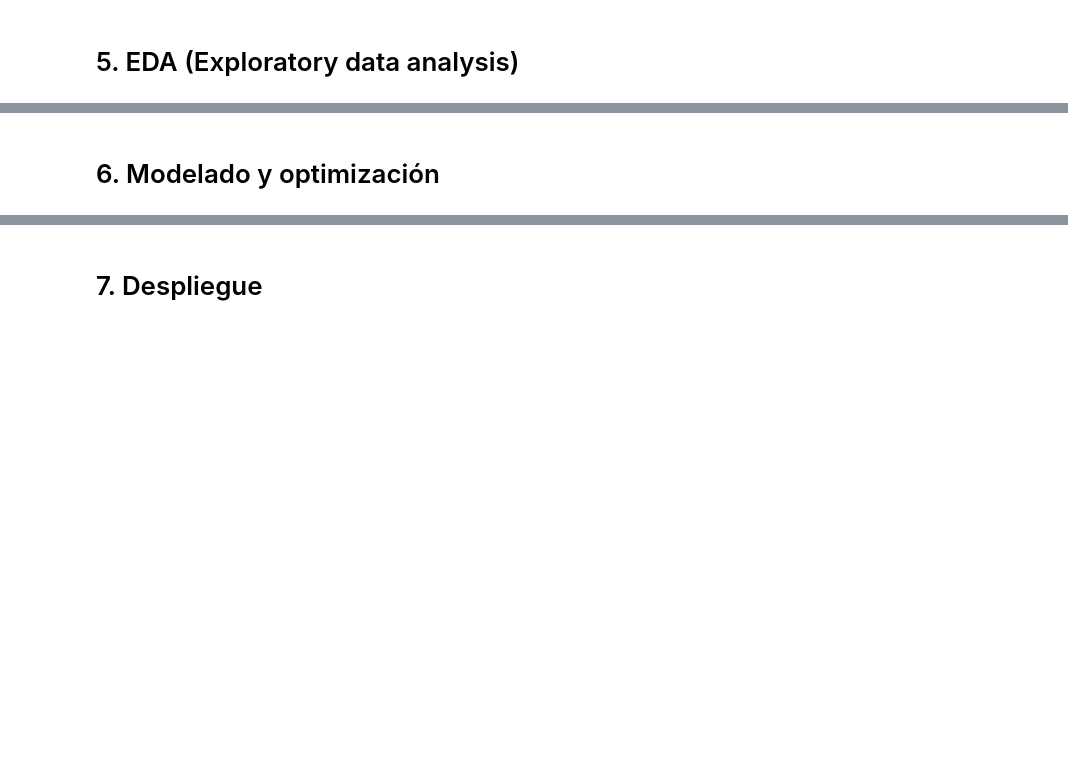
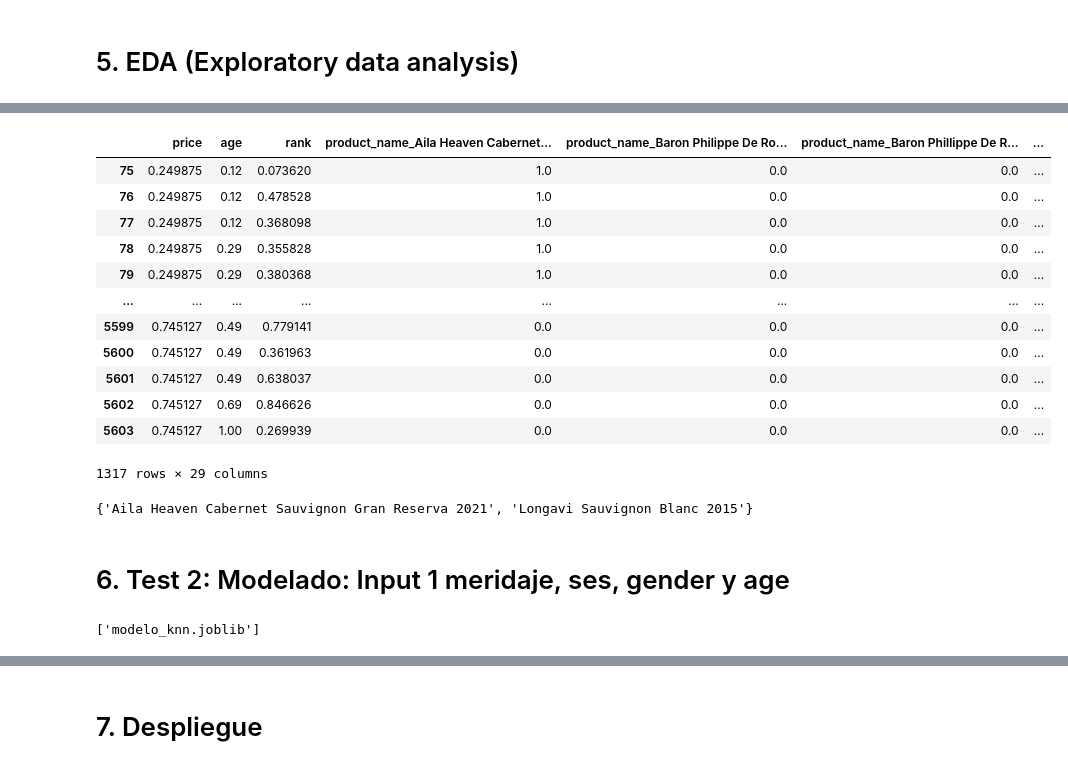
Before and after one commit to fevc08/final_project_4geek, a Jupyter notebook: src/explore.ipynb, the cells around one changed output, grey strips where cells are left out. Saved outputs shown, nothing was run; the diff lists cells and outputs as text; code cells hidden in the pictures; blank space fills up the shorter version.

```diff
--- a/src/explore.ipynb
+++ b/src/explore.ipynb
@@ -383,0 +491,2 @@ memory usage: 11.5+ MB
+# %%
+df = df.dropna()
@@ -384,2 +496,64 @@ memory usage: 11.5+ MB
+# %%
+
+
+# Preparar el conjunto de datos para el modelo k-NN
+X = df.drop(['pairing'], axis=1)  # Excluye 'product_name' para la entrada del modelo
+
+# Crear el modelo k-NN
+knn = NearestNeighbors(n_neighbors=5, algorithm='ball_tree').fit(X)
+
+# Función para obtener recomendaciones basadas en maridaje
+def get_common_products_for_pairings(pairing_inputs):
+    product_to_columns = {}  # Mapeo de nombre de producto a columnas codificadas
+    for col in df_encoded.columns:
+        if col.startswith('product_name_'):
+            product_name = col.split('product_name_')[1]
+            product_to_columns[product_name] = col
+
+    # Filtrar las filas que coincidan con cada maridaje
+    filtered_dfs = [df[df['pairing'] == pairing] for pairing in pairing_inputs if pairing in df['pairing'].unique()]
+
+    if len(filtered_dfs) != len(pairing_inputs):
+        missing_pairings = set(pairing_inputs) - set(df['pairing'].unique())
+        print(f"Maridajes no encontrados: {missing_pairings}")
+        return []
+
+    # Identificar los productos comunes que aparecen en todas las listas de maridajes
+    common_products = set(product_to_columns.keys())
+    for filtered_df in filtered_dfs:
+        current_products = set()
+        for index, row in filtered_df.iterrows():
+            for product, col in product_to_columns.items():
+                if row[col] == 1:
+                    current_products.add(product)
+        common_products.intersection_update(current_products)
+
+    if not common_products:
+        return "No hay vinos que coincidan con todos los maridajes seleccionados."
+
+    return common_products
+# %%
+X
+# %% [output]
+|  | price | age | rank | product_name_Aila Heaven Cabernet... | product_name_Baron Philippe De Ro... | product_name_Baron Phillippe De R... | ... |
+| 75 | 0.249875 | 0.12 | 0.073620 | 1.0 | 0.0 | 0.0 | ... |
+| 76 | 0.249875 | 0.12 | 0.478528 | 1.0 | 0.0 | 0.0 | ... |
+| 77 | 0.249875 | 0.12 | 0.368098 | 1.0 | 0.0 | 0.0 | ... |
+| 78 | 0.249875 | 0.29 | 0.355828 | 1.0 | 0.0 | 0.0 | ... |
+| 79 | 0.249875 | 0.29 | 0.380368 | 1.0 | 0.0 | 0.0 | ... |
+| ... | ... | ... | ... | ... | ... | ... | ... |
+| 5599 | 0.745127 | 0.49 | 0.779141 | 0.0 | 0.0 | 0.0 | ... |
+| 5600 | 0.745127 | 0.49 | 0.361963 | 0.0 | 0.0 | 0.0 | ... |
+| 5601 | 0.745127 | 0.49 | 0.638037 | 0.0 | 0.0 | 0.0 | ... |
+| 5602 | 0.745127 | 0.69 | 0.846626 | 0.0 | 0.0 | 0.0 | ... |
+| 5603 | 0.745127 | 1.00 | 0.269939 | 0.0 | 0.0 | 0.0 | ... |
+1317 rows × 29 columns
+# %%
+# Luego, esta lista de productos comunes se puede usar para obtener recomendaciones.
+pairing_inputs = ['Carne de Res', 'Comino']  # Lista de maridajes
+common_products = get_common_products_for_pairings(pairing_inputs)
+print(common_products)
+# %% [output]
+{'Aila Heaven Cabernet Sauvignon Gran Reserva 2021', 'Longavi Sauvignon Blanc 2015'}
 # %% [markdown]
-# 6. Modelado y optimización
+# 6. Test 2: Modelado: Input 1 meridaje, ses, gender y age
@@ -385,0 +599,10 @@ memory usage: 11.5+ MB
+# %%
+from joblib import dump
+
+# Entrenar el modelo k-NN
+knn = NearestNeighbors(n_neighbors=5, algorithm='ball_tree').fit(X)
+
+# Guardar el modelo en un archivo
+dump(knn, 'modelo_knn.joblib')
+# %% [output]
+['modelo_knn.joblib']
```
Also changed, not shown: parts of 29 cells of this notebook, 9 other files.
